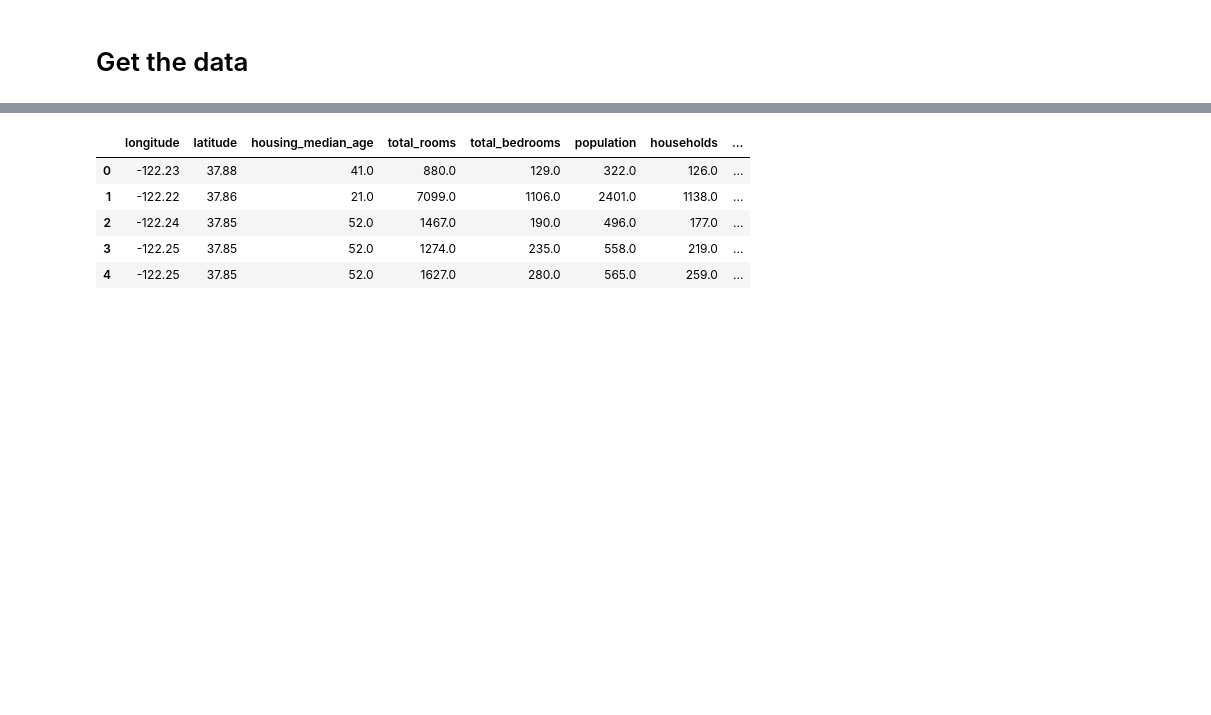
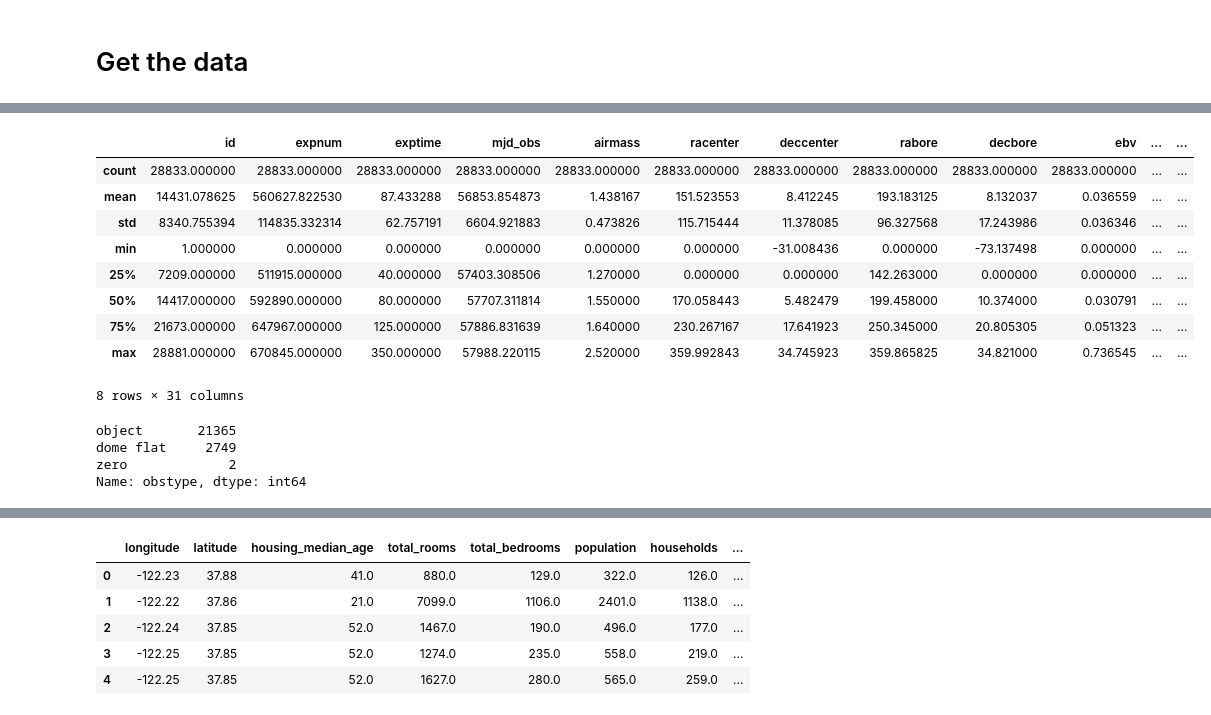
Before and after one commit to kaylanb/exptime_predictor, a Jupyter notebook: doc/nb/inspect.ipynb, the cells around one changed output, grey strips where cells are left out. Cells and saved outputs as stored; diff of their text form; code cells hidden in the pictures; blank space fills up the shorter version.

```diff
--- a/doc/nb/inspect.ipynb
+++ b/doc/nb/inspect.ipynb
@@ -65,0 +90,21 @@ def fetch_housing_data(housing_url=HOUSING_URL, housing_path=HOUSING_PATH):
+# %%
+df.describe()
+# %% [output]
+|  | id | expnum | exptime | mjd_obs | airmass | racenter | deccenter | rabore | decbore | ebv | ... | ... |
+| count | 28833.000000 | 28833.000000 | 28833.000000 | 28833.000000 | 28833.000000 | 28833.000000 | 28833.000000 | 28833.000000 | 28833.000000 | 28833.000000 | ... | ... |
+| mean | 14431.078625 | 560627.822530 | 87.433288 | 56853.854873 | 1.438167 | 151.523553 | 8.412245 | 193.183125 | 8.132037 | 0.036559 | ... | ... |
+| std | 8340.755394 | 114835.332314 | 62.757191 | 6604.921883 | 0.473826 | 115.715444 | 11.378085 | 96.327568 | 17.243986 | 0.036346 | ... | ... |
+| min | 1.000000 | 0.000000 | 0.000000 | 0.000000 | 0.000000 | 0.000000 | -31.008436 | 0.000000 | -73.137498 | 0.000000 | ... | ... |
+| 25% | 7209.000000 | 511915.000000 | 40.000000 | 57403.308506 | 1.270000 | 0.000000 | 0.000000 | 142.263000 | 0.000000 | 0.000000 | ... | ... |
+| 50% | 14417.000000 | 592890.000000 | 80.000000 | 57707.311814 | 1.550000 | 170.058443 | 5.482479 | 199.458000 | 10.374000 | 0.030791 | ... | ... |
+| 75% | 21673.000000 | 647967.000000 | 125.000000 | 57886.831639 | 1.640000 | 230.267167 | 17.641923 | 250.345000 | 20.805305 | 0.051323 | ... | ... |
+| max | 28881.000000 | 670845.000000 | 350.000000 | 57988.220115 | 2.520000 | 359.992843 | 34.745923 | 359.865825 | 34.821000 | 0.736545 | ... | ... |
+8 rows × 31 columns
+# %%
+#df.loc[:,'band'].values= np.char.strip(df.loc[:,'band'].values)
+df.loc[:,'obstype'].value_counts()
+# %% [output]
+object       21365
+dome flat     2749
+zero             2
+Name: obstype, dtype: int64
```
Also changed, not shown: parts of 16 cells of this notebook, 3 other files.
